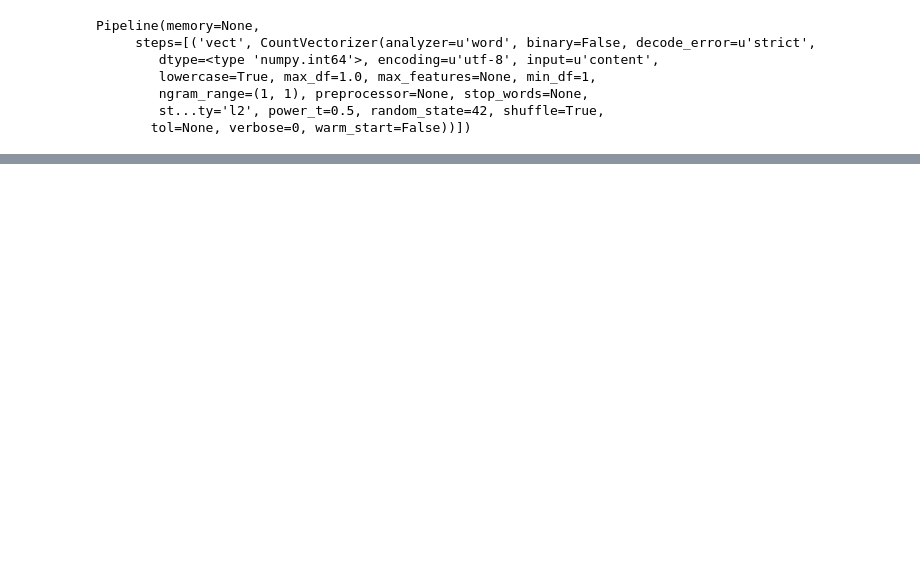
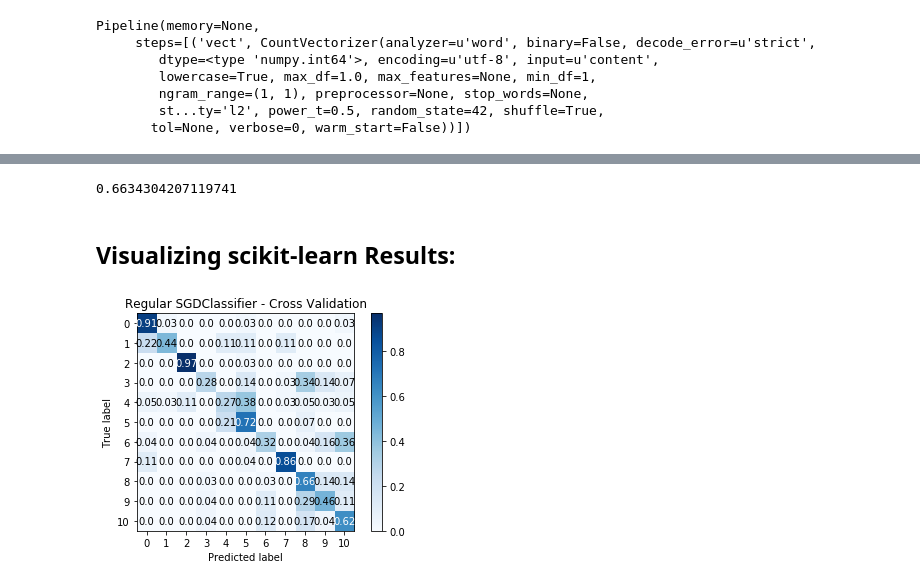
Before and after one commit to akhljndl/landscraper, a Jupyter notebook: notebooks/pipeline.ipynb, the cells around one changed output, grey strips where cells are left out. Cells and saved outputs as stored; diff of their text form; code cells hidden in the pictures; blank space fills up the shorter version.

Commit message:
added images

```diff
--- a/notebooks/pipeline.ipynb
+++ b/notebooks/pipeline.ipynb
@@ -59,0 +150,18 @@ As we can see, the current SGDClassifier performs decently well with a 64% accur
+# %%
+pipeline_best.fit(X_train, y_train)
+prediction_best = pipeline_best.predict(X_test)
+np.mean(prediction_best == y_test)
+# %% [output]
+0.6634304207119741
+# %% [markdown]
+## Visualizing scikit-learn Results:
+# %%
+cv_prediction = cross_val_predict(pipeline, X_test, y_test)
+cv_prediction_sw = cross_val_predict(pipeline_sw, X_test, y_test)
+cv_prediction_best = cross_val_predict(pipeline_best, X_test, y_test)
+# %%
+skplt.metrics.plot_confusion_matrix(y_test, cv_prediction, normalize=True)
+plt.title("Regular SGDClassifier - Cross Validation")
+plt.show()
+# %% [output]
+[figure, added]
```
Also changed, not shown: parts of 34 cells of this notebook, 10 other files.
